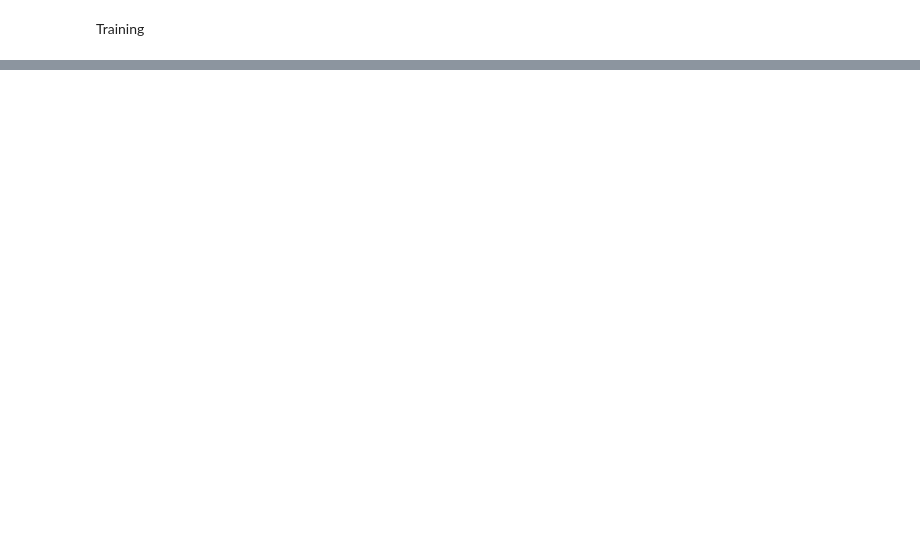
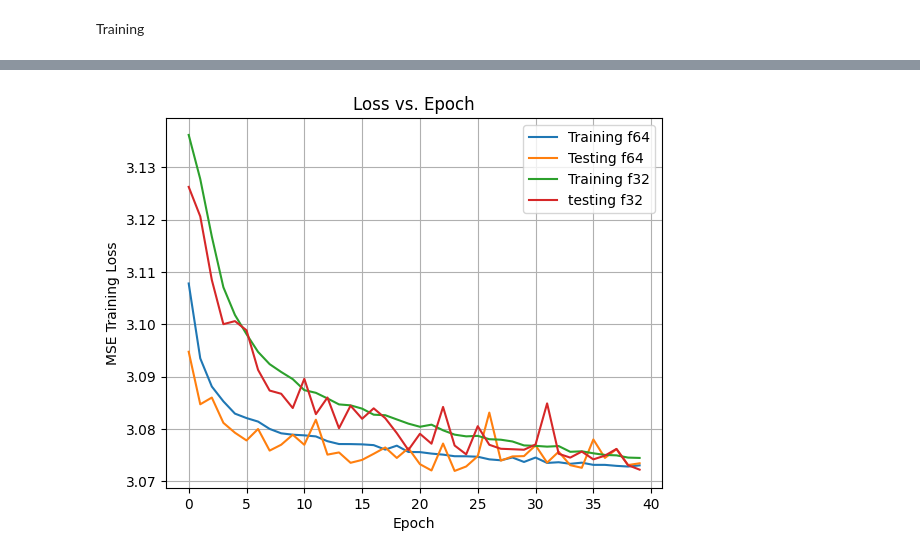
Before and after one commit to CarterTegen/4240BaseballProject, a Jupyter notebook: scripts/batting_NN.ipynb, the cells around one changed output, grey strips where cells are left out. Saved outputs shown, nothing was run; the diff lists cells and outputs as text; code cells hidden in the pictures; blank space fills up the shorter version.

```diff
--- a/scripts/batting_NN.ipynb
+++ b/scripts/batting_NN.ipynb
@@ -265,0 +271,25 @@ trainNN(16,8)
+# %%
+import matplotlib.pyplot as plt
+training_64 = np.fromfile("batting/trainingloss/HL1_6464.csv", sep=',').tolist()
+testing_64 = np.fromfile("batting/testloss/HL1_6464.csv", sep=',').tolist()
+
+training_64f32 = np.fromfile("batting/trainingloss/HL1_64f32.csv", sep=',').tolist()
+testing_64f32 = np.fromfile("batting/testloss/HL1_64f32.csv", sep=',').tolist()
+
+plt.figure()
+plt.plot(training_64)
+plt.plot(testing_64)
+plt.plot(training_64f32)
+plt.plot(testing_64f32)
+plt.legend(["Training f64", "Testing f64", "Training f32", "testing f32"])
+
+plt.grid()
+
+plt.xlabel("Epoch")
+plt.ylabel("MSE Training Loss")
+# plt.legend(["HL Size 1", "HL Size 2", "HL Size 4", "HL Size 8", "HL Size 16", "HL Size 32", "HL Size 64"])
+plt.title("Loss vs. Epoch")
+
+plt.show()
+# %% [output]
+[figure, added]
```
Also changed, not shown: parts of 10 cells of this notebook, 1 other file.
